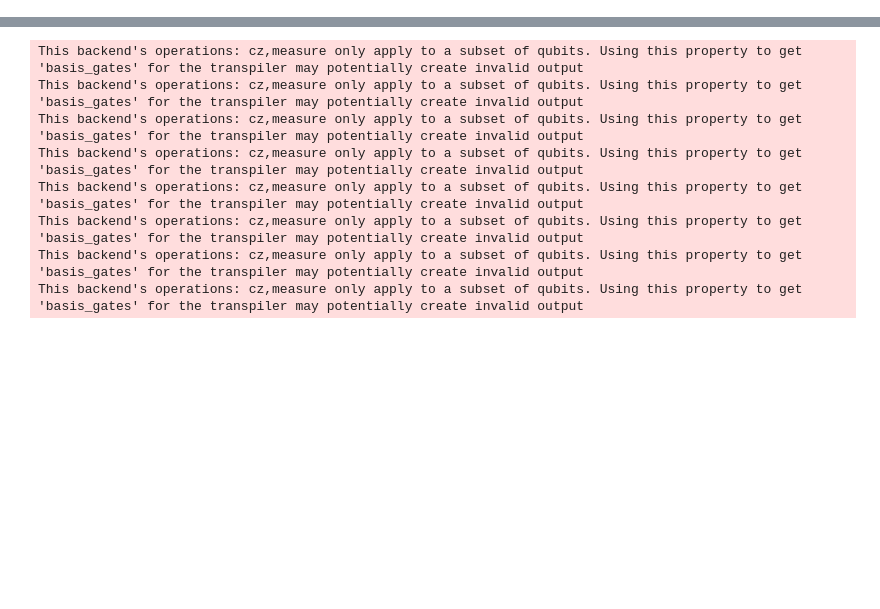
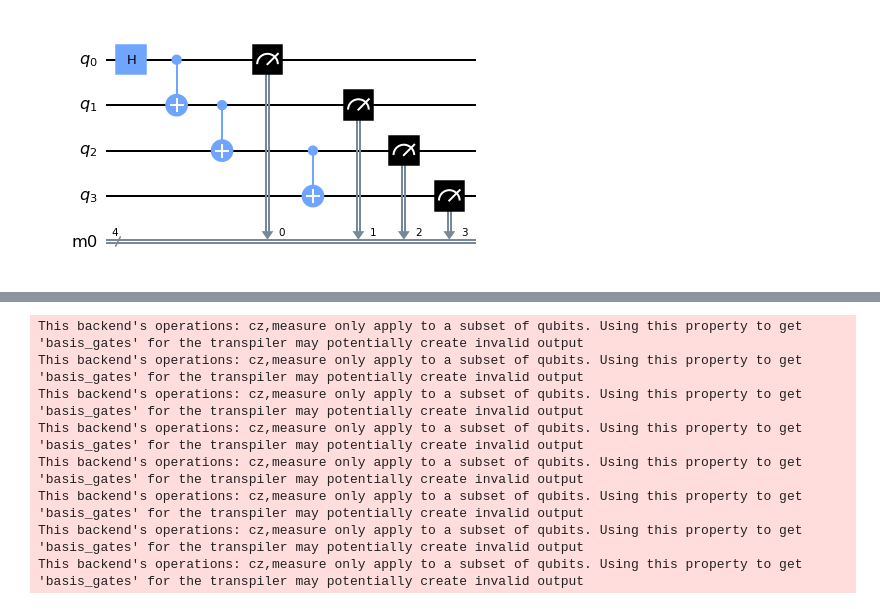
Before and after one commit to Pitt-JonesLab/clonk_transpilation, a Jupyter notebook: benchmark_suite/main.ipynb, the cells around one changed output, grey strips where cells are left out. Saved outputs shown, nothing was run; the diff lists cells and outputs as text; code cells hidden in the pictures; blank space fills up the shorter version.

```diff
--- a/benchmark_suite/main.ipynb
+++ b/benchmark_suite/main.ipynb
@@ -25,19 +24,19 @@ class CircuitTranspilerBenchmark():
         self.label = label
 
 circuits = {}
-q_range = range(4,10)
+q_range = [8, 16, 24, 32, 48, 64, 80]
 depth = 10
 
 #Random
 from qiskit.circuit.random import random_circuit
 random_lambda = lambda q: random_circuit(q, depth, measure=False, max_operands=2)
-label = "Randomized QC"
+label = "Randomized_QC"
 circuits[label] = (CircuitTranspilerBenchmark(random_lambda, q_range, label=label))
 
 #Quantum Volume
 from qiskit.circuit.library import QuantumVolume
 qv_lambda = lambda q: QuantumVolume(q, depth)
-label = "Quantum Volume"
+label = "Quantum_Volume"
 circuits[label] = (CircuitTranspilerBenchmark(qv_lambda, q_range, label=label))
 
 #QFT
@@ -53,12 +52,12 @@ circuits[label] = (CircuitTranspilerBenchmark(inverse_qft_lambda, q_range, label
 
 #QAOA, takes a long time to generate - consider capping max size before 20
 qaoa_lambda = lambda q: cirq_to_qiskit(QAOAFermionicSwapProxy(q).circuit())
-label = "QAOA Fermionic Swap"
+label = "QAOA_Fermionic_Swap"
 circuits[label] = (CircuitTranspilerBenchmark(qaoa_lambda, q_range, label=label))
 
 #QAOA vanilla
 qaoa_vanilla_lambda = lambda q: cirq_to_qiskit(QAOAVanillaProxy(q).circuit())
-label = "QAOA Vanilla"
+label = "QAOA_Vanilla"
 circuits[label] = (CircuitTranspilerBenchmark(qaoa_vanilla_lambda, q_range, label=label))
 
 #VQE - very slow to generate
@@ -68,10 +67,15 @@ circuits[label] = (CircuitTranspilerBenchmark(vqe_lambda, q_range, label=label))
 
 #Simulation
 hamiltonian_lambda = lambda q: cirq_to_qiskit(HamiltonianSimulation(q, 1/depth, 1).circuit())
-label = "TIM Hamiltonian"
+label = "TIM_Hamiltonian"
 circuits[label] = (CircuitTranspilerBenchmark(hamiltonian_lambda, q_range, label=label))
 
 #GHZ
 ghz_lambda = lambda q: cirq_to_qiskit(GHZ(q).circuit())
 label = "GHZ"
 circuits[label] = (CircuitTranspilerBenchmark(ghz_lambda, q_range, label=label))
+# %%
+qc = circuits["GHZ"].circuit_lambda(4)
+qc.draw(output='mpl')
+# %% [output]
+[figure, added]
```
Also changed, not shown: parts of 13 cells of this notebook, 18 other files.
